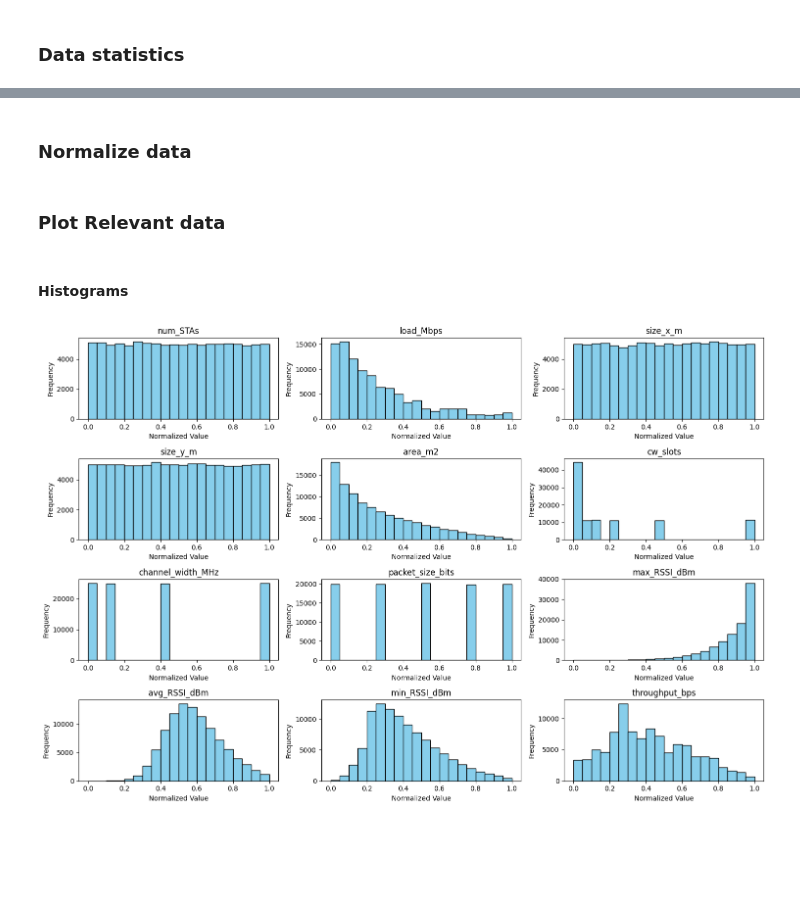
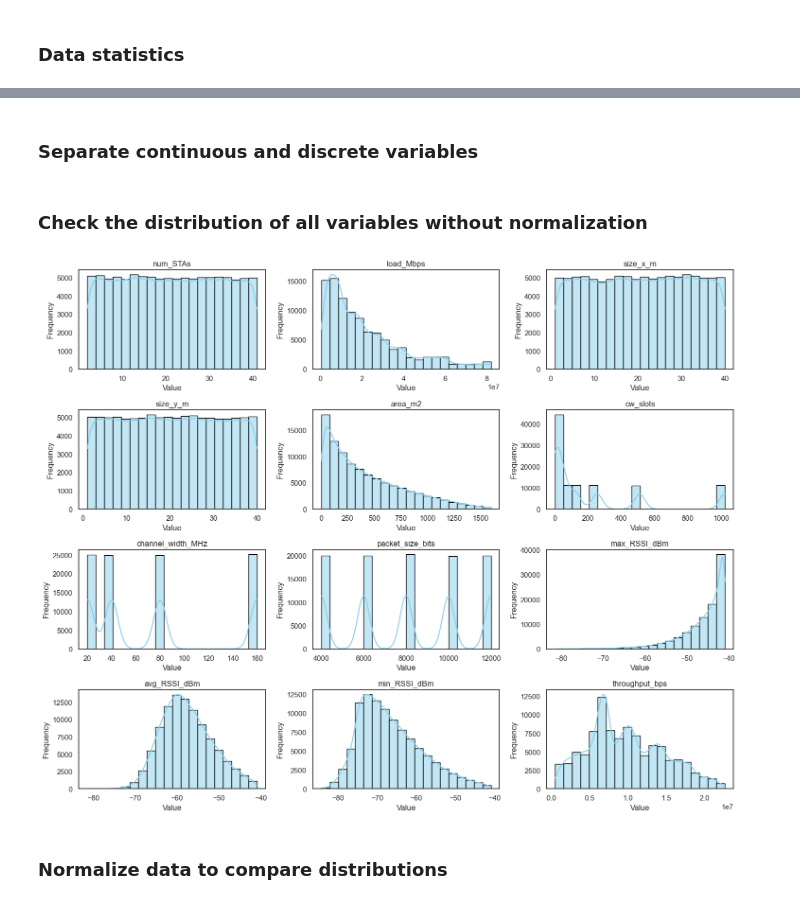
Before and after one commit to JavierGonzalezOtero02/Machine-Learning-for-networks, a Jupyter notebook: seminar1/Seminar_1.ipynb, the cells around one changed output, grey strips where cells are left out. Cells and saved outputs as stored; diff of their text form; code cells hidden in the pictures; blank space fills up the shorter version.

```diff
--- a/seminar1/Seminar_1.ipynb
+++ b/seminar1/Seminar_1.ipynb
@@ -64,3 +89,5 @@ dataframe.describe()
 | 50% | 21.000000 | 1.600000e+07 | 21.000000 | 20.000000 | 320.000000 | 63.000000 | 80.000000 | 8000.000000 | ... |
 | 75% | 31.000000 | 3.000000e+07 | 31.000000 | 30.000000 | 640.000000 | 255.000000 | 160.000000 | 10000.000000 | ... |
 | max | 41.000000 | 8.200000e+07 | 40.000000 | 40.000000 | 1600.000000 | 1023.000000 | 160.000000 | 12000.000000 | ... |
+# %% [markdown]
+### Separate continuous and discrete variables
@@ -67,5 +97,30 @@ dataframe.describe()
+# %% [markdown]
+### Check the distribution of all variables without normalization
+# %%
+# Columns to plot
+columns_to_plot = dataframe.columns.tolist()
+
+# Create figure and axes
+fig, axes = plt.subplots(nrows=4, ncols=3, figsize=(15, 12))
+axes = axes.flatten()
+
+# Plot histogram + KDE
+for i, col in enumerate(columns_to_plot):
+    sns.histplot(dataframe[col], bins=20, kde=True, ax=axes[i], color='skyblue', edgecolor='black')
+    axes[i].set_title(col)
+    axes[i].set_xlabel("Value")
+    axes[i].set_ylabel("Frequency")
+
+# Hide any unused axes
+for j in range(len(columns_to_plot), len(axes)):
+    fig.delaxes(axes[j])
+
+plt.tight_layout()
+plt.show()
+# %% [output]
+[figure, added]
 # %% [markdown]
-### Normalize data
+### Normalize data to compare distributions
 # %%
 # Initialize the MinMaxScaler
 scaler = MinMaxScaler()
@@ -85,31 +140,3 @@ normalized_packet_size_values = sorted(normalized_df["packet_size_bits"].unique(
 cw_mapping = {norm_val: orig_val for norm_val, orig_val in zip(normalized_cw_values, cw_values)}
 channel_width_mapping = {norm_val: orig_val for norm_val, orig_val in zip(normalized_channel_width_values, channel_width_values)}
 packet_size_mapping = {norm_val: orig_val for norm_val, orig_val in zip(normalized_packet_size_values, packet_size_values)}
-# %% [markdown]
-### Plot Relevant data
-# %% [markdown]
-#### Histograms
-# %%
-# List of columns to plot
-columns_to_plot = normalized_df.columns.tolist()
-
-# Create figure and axes with 3 rows and 3 columns
-fig, axes = plt.subplots(nrows=4, ncols=3, figsize=(15, 10))
-axes = axes.flatten()  # Flatten the grid to easily iterate over it
-
-# Plot a histogram for each variable
-for i, col in enumerate(columns_to_plot):
-    axes[i].hist(normalized_df[col], bins=20, color='skyblue', edgecolor='black')
-    axes[i].set_title(col)
-    axes[i].set_xlabel("Normalized Value")
-    axes[i].set_ylabel("Frequency")
-
-# Hide any unused subplots (if less than 9 variables)
-for j in range(len(columns_to_plot), 9):
-    fig.delaxes(axes[j])
-
-# Adjust layout to prevent overlap
-plt.tight_layout()
-plt.show()
-# %% [output]
-[figure, removed]
```
Also changed, not shown: parts of 20 cells of this notebook.
